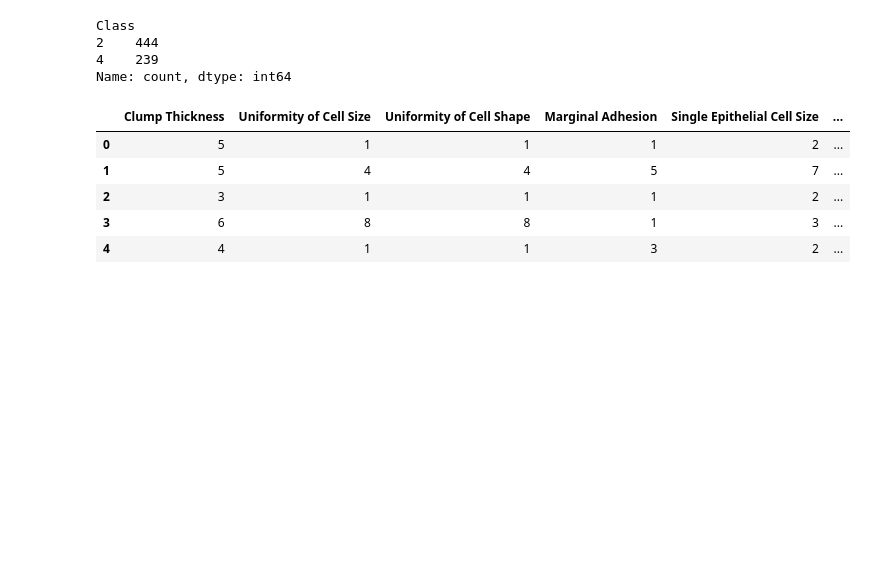
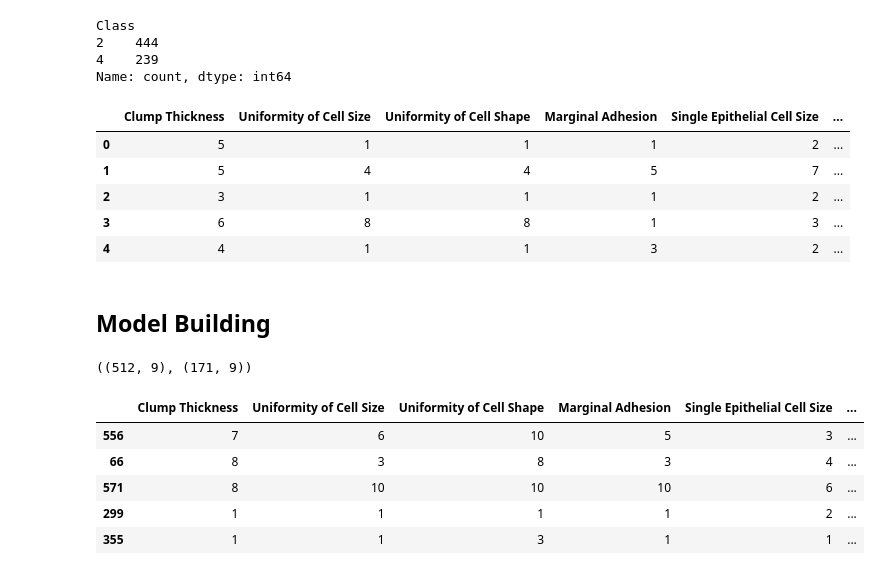
Before and after one commit to JessicaComfortGrant/Breast_Cancer_Project, a Jupyter notebook: Breast_Cancer_Analysis.ipynb, the cells around one changed output. Cells and saved outputs as stored; diff of their text form; code cells hidden in the pictures; blank space fills up the shorter version.

Commit message:
Model building - split X and y into training and testing sets

```diff
--- a/Breast_Cancer_Analysis.ipynb
+++ b/Breast_Cancer_Analysis.ipynb
@@ -19,4 +19,4 @@ warnings.filterwarnings("ignore")
 # %%
-data = r"C:\Users\ELLEN\Desktop\breast_cancer.csv"
+data = r'C:\Users\Jessica Grant\Desktop\Breast Cancer Dataset\Breast_Cancer_Project\breast_cancer.csv'
 df = pd.read_csv(data)
 # %%
@@ -183,3 +191,29 @@ df.head()
 | 2 | 3 | 1 | 1 | 1 | 2 | ... |
 | 3 | 6 | 8 | 8 | 1 | 3 | ... |
 | 4 | 4 | 1 | 1 | 3 | 2 | ... |
+# %% [markdown]
+## Model Building
+# %%
+X = df.drop('Class', axis=1)
+y = df['Class']
+# %%
+# split X and y into training and testing sets
+
+from sklearn.model_selection import train_test_split
+
+X_train, X_test, y_train, y_test = train_test_split(X, y, test_size = 0.25, random_state = 0)
+# %%
+# check the dimension of X_train and X_test
+
+X_train.shape, X_test.shape
+# %% [output]
+((512, 9), (171, 9))
+# %%
+X_train.head()
+# %% [output]
+|  | Clump Thickness | Uniformity of Cell Size | Uniformity of Cell Shape | Marginal Adhesion | Single Epithelial Cell Size | ... |
+| 556 | 7 | 6 | 10 | 5 | 3 | ... |
+| 66 | 8 | 3 | 8 | 3 | 4 | ... |
+| 571 | 8 | 10 | 10 | 10 | 6 | ... |
+| 299 | 1 | 1 | 1 | 1 | 2 | ... |
+| 355 | 1 | 1 | 3 | 1 | 1 | ... |
```
Also changed, not shown: parts of 14 cells of this notebook, 1 other file.
